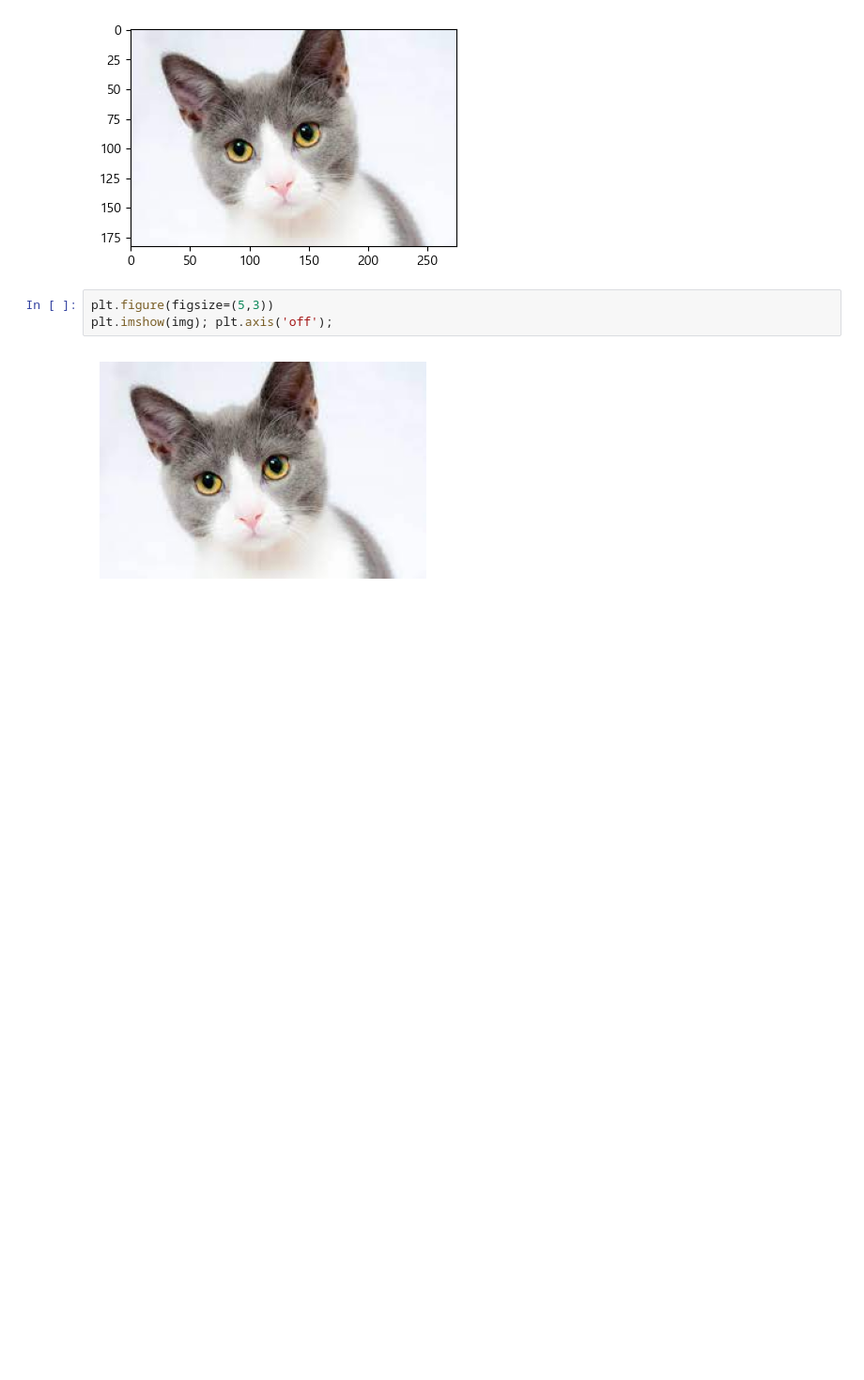
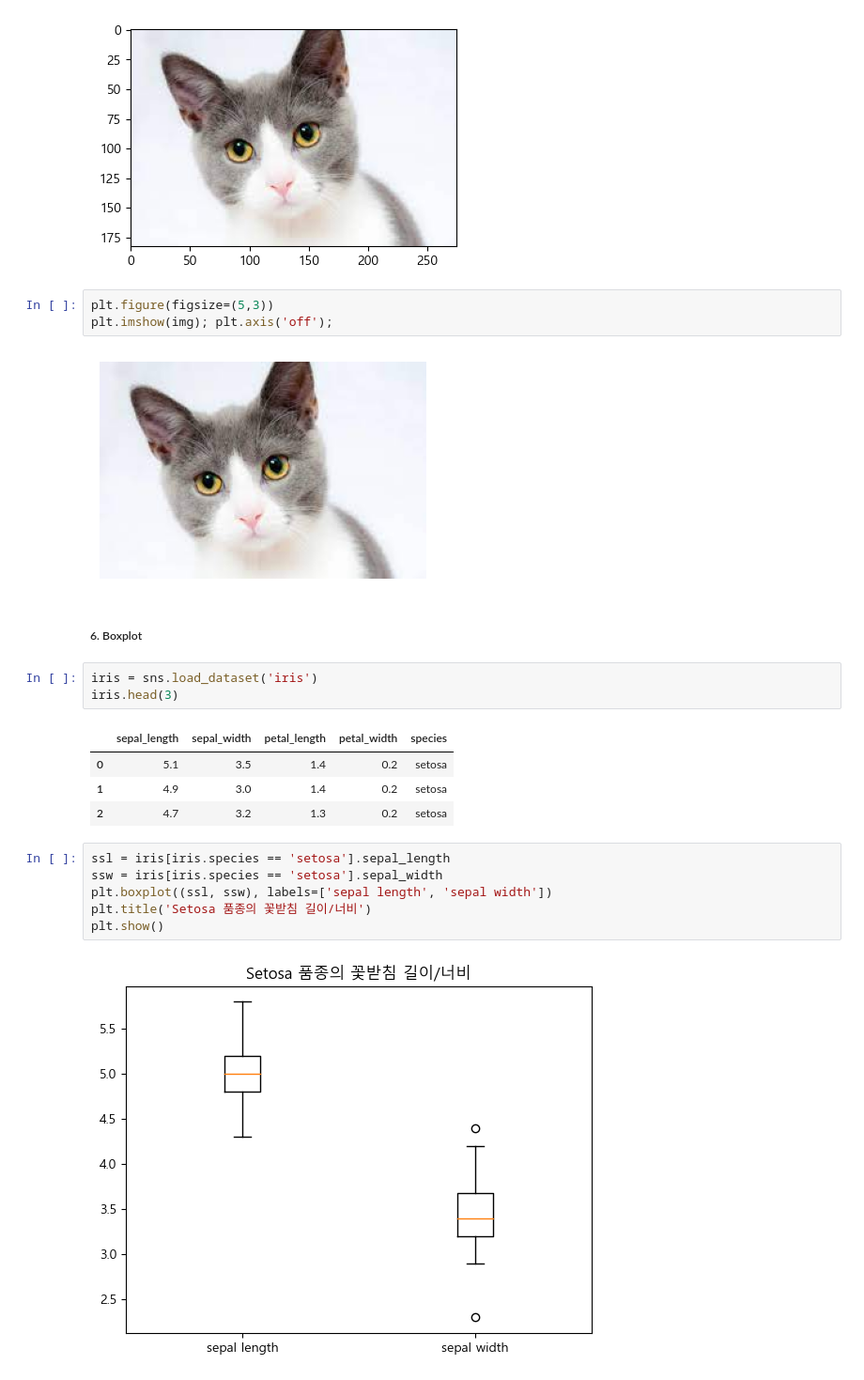
Before and after one commit to ckiekim/DataAnalysis_Lecture-2023.04, a Jupyter notebook: 03.시각화/03.다양한plot.ipynb, the cells around one changed output. Shown: that part at 94% size. Cells and saved outputs as stored; diff of their text form; blank space fills up the shorter version.

```diff
--- a/03.시각화/03.다양한plot.ipynb
+++ b/03.시각화/03.다양한plot.ipynb
@@ -139,3 +139,21 @@ plt.figure(figsize=(5,3))
 plt.imshow(img); plt.axis('off');
 # %% [output]
 [figure]
+# %% [markdown]
+##### 6. Boxplot
+# %%
+iris = sns.load_dataset('iris')
+iris.head(3)
+# %% [output]
+|  | sepal_length | sepal_width | petal_length | petal_width | species |
+| 0 | 5.1 | 3.5 | 1.4 | 0.2 | setosa |
+| 1 | 4.9 | 3.0 | 1.4 | 0.2 | setosa |
+| 2 | 4.7 | 3.2 | 1.3 | 0.2 | setosa |
+# %%
+ssl = iris[iris.species == 'setosa'].sepal_length
+ssw = iris[iris.species == 'setosa'].sepal_width
+plt.boxplot((ssl, ssw), labels=['sepal length', 'sepal width'])
+plt.title('Setosa 품종의 꽃받침 길이/너비')
+plt.show()
+# %% [output]
+[figure, added]
```
Also changed, not shown: parts of 5 cells of this notebook, 1 other file.
